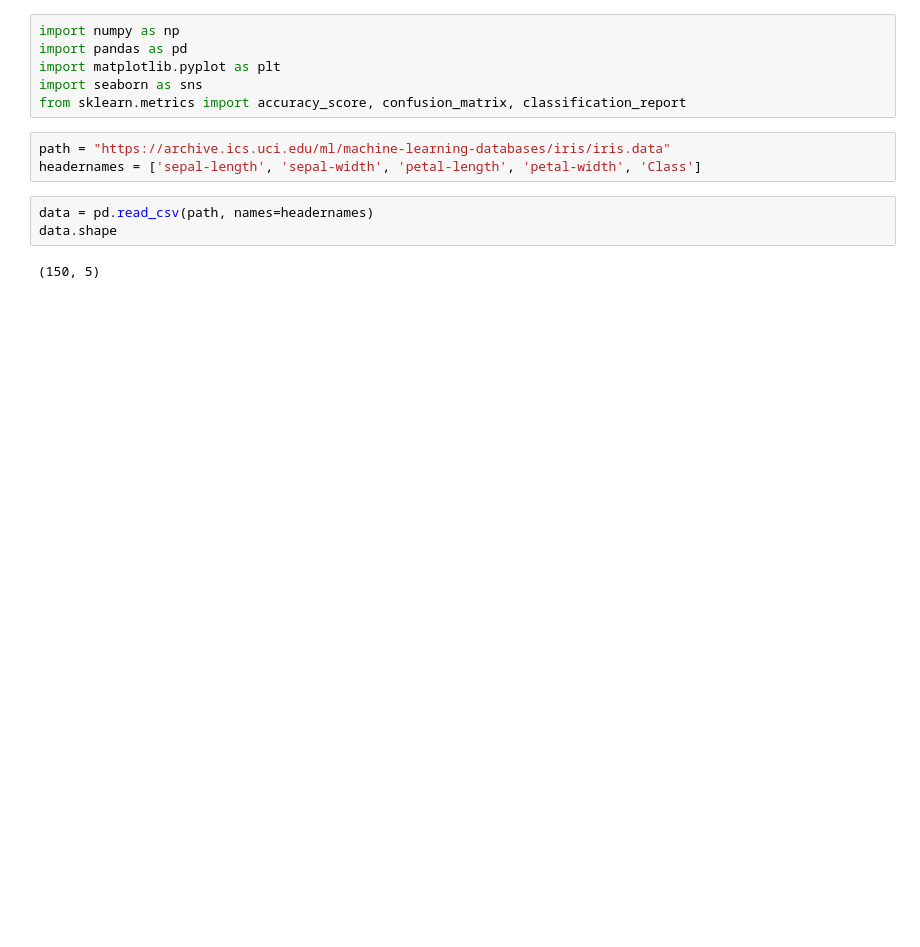
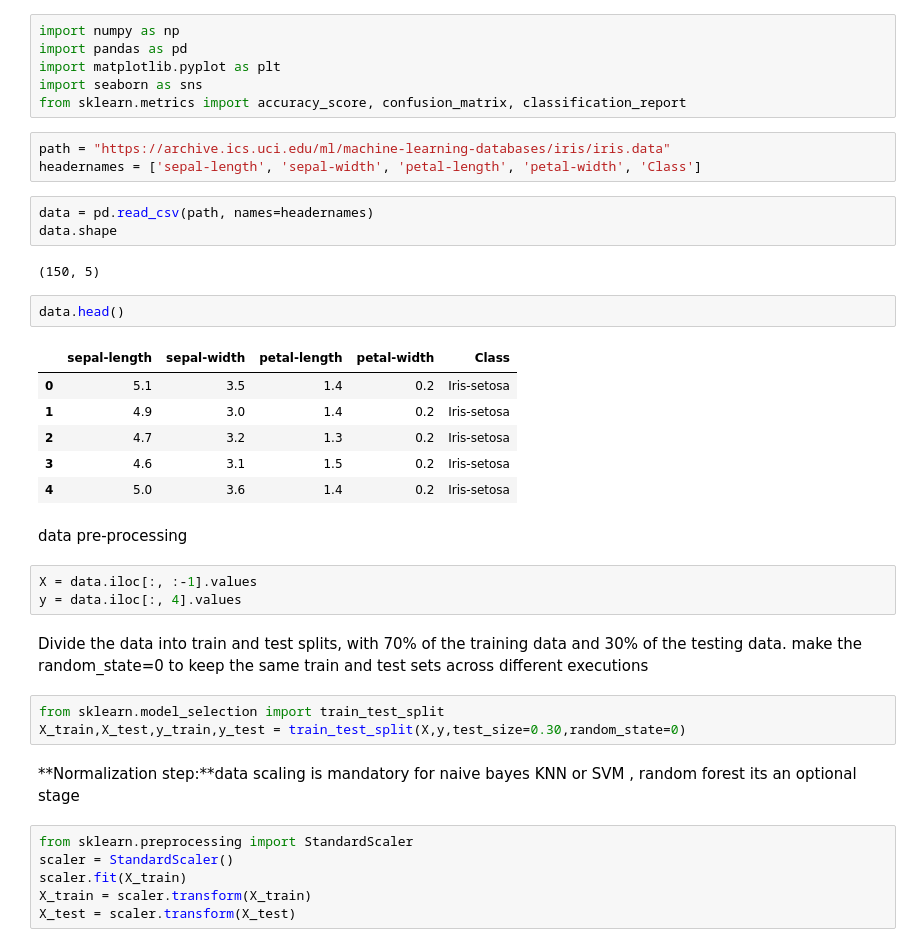
Before and after one commit to sivashankarc/MachineLearning, a Jupyter notebook: DecisionTree_RandomForest_SupervisedLearning.ipynb, the cells around one changed output. Drawn from its saved outputs; the diff is of its cells as text; blank space fills up the shorter version.

```diff
--- a/DecisionTree_RandomForest_SupervisedLearning.ipynb
+++ b/DecisionTree_RandomForest_SupervisedLearning.ipynb
@@ -14,3 +14,30 @@ data = pd.read_csv(path, names=headernames)
 data.shape
 # %% [output]
 (150, 5)
+# %%
+data.head()
+# %% [output]
+|  | sepal-length | sepal-width | petal-length | petal-width | Class |
+| 0 | 5.1 | 3.5 | 1.4 | 0.2 | Iris-setosa |
+| 1 | 4.9 | 3.0 | 1.4 | 0.2 | Iris-setosa |
+| 2 | 4.7 | 3.2 | 1.3 | 0.2 | Iris-setosa |
+| 3 | 4.6 | 3.1 | 1.5 | 0.2 | Iris-setosa |
+| 4 | 5.0 | 3.6 | 1.4 | 0.2 | Iris-setosa |
+# %% [markdown]
+data pre-processing
+# %%
+X = data.iloc[:, :-1].values
+y = data.iloc[:, 4].values
+# %% [markdown]
+Divide the data into train and test splits, with 70% of the training data and 30% of the testing data. make the random_state=0 to keep the same train and test sets across different executions
+# %%
+from sklearn.model_selection import train_test_split
+X_train,X_test,y_train,y_test = train_test_split(X,y,test_size=0.30,random_state=0)
+# %% [markdown]
+**Normalization step:**data scaling is mandatory for naive bayes KNN or SVM , random forest its an optional stage
+# %%
+from sklearn.preprocessing import StandardScaler
+scaler = StandardScaler()
+scaler.fit(X_train)
+X_train = scaler.transform(X_train)
+X_test = scaler.transform(X_test)
```
Also changed, not shown: parts of 18 cells of this notebook.
